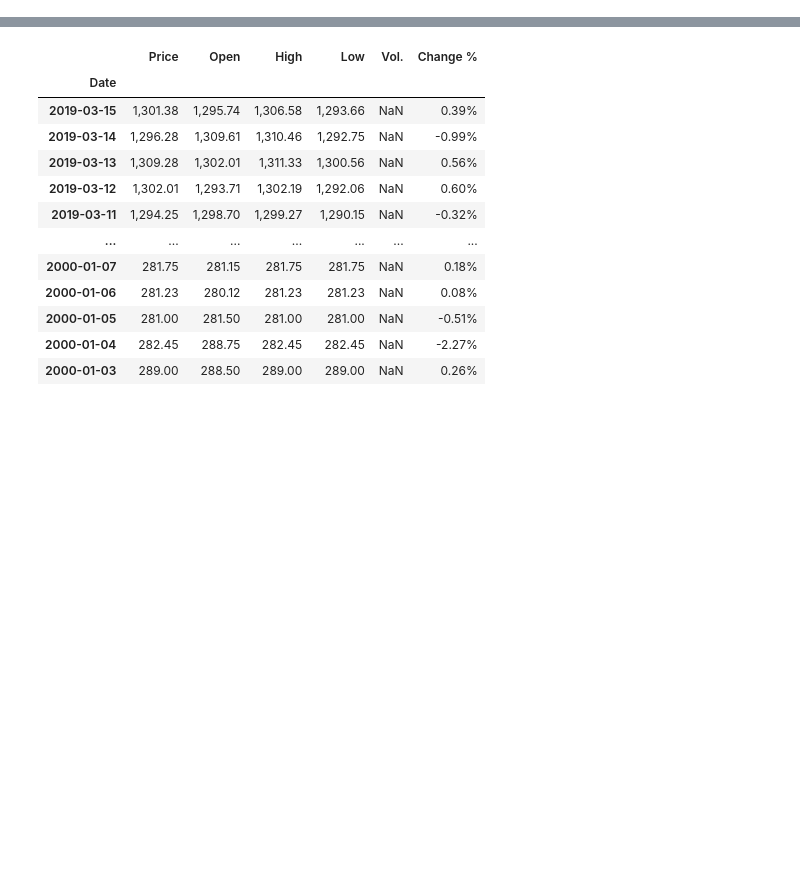
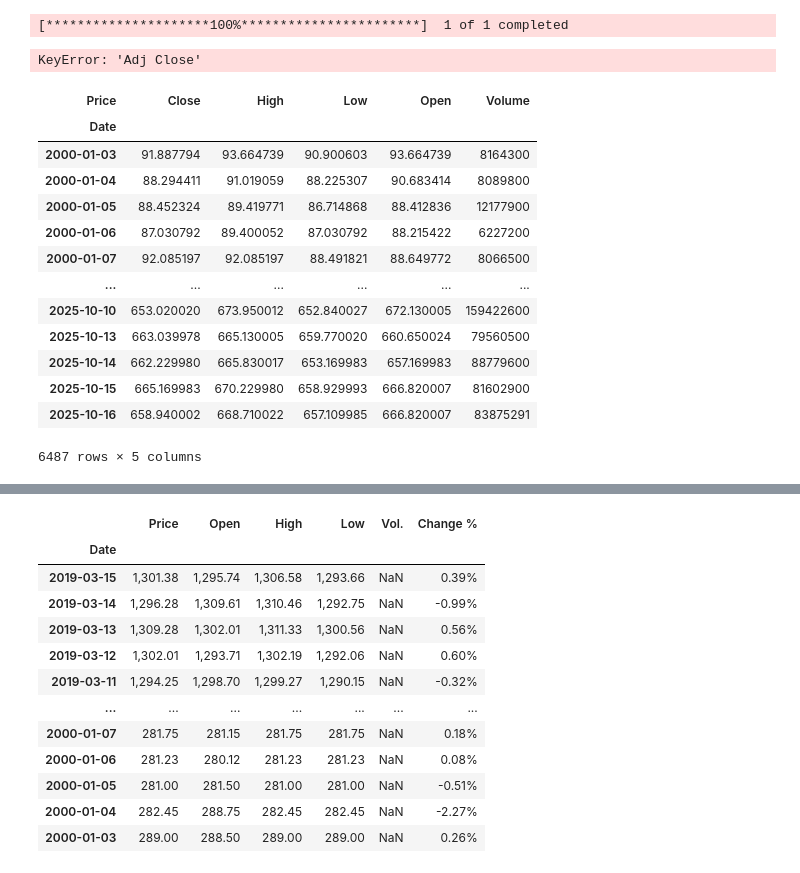
Before and after one commit to jeanlouvaleau/ML-for-trading-project, a Jupyter notebook: gold_prices.ipynb, the cells around one changed output, grey strips where cells are left out. Saved outputs shown, nothing was run; the diff lists cells and outputs as text; code cells hidden in the pictures; blank space fills up the shorter version.

```diff
--- a/gold_prices.ipynb
+++ b/gold_prices.ipynb
@@ -3,0 +23,26 @@ import numpy as np
+# %%
+import yfinance as yf
+spy = yf.download("SPY", start="2000-01-01")
+spy['Adj Close'].plot()
+# %% [output]
+[*********************100%***********************]  1 of 1 completed
+KeyError: 'Adj Close'
+# %%
+spy.columns = spy.columns.get_level_values(0)
+# %%
+spy
+# %% [output]
+| Price | Close | High | Low | Open | Volume |
+| Date |  |  |  |  |  |
+| 2000-01-03 | 91.887794 | 93.664739 | 90.900603 | 93.664739 | 8164300 |
+| 2000-01-04 | 88.294411 | 91.019059 | 88.225307 | 90.683414 | 8089800 |
+| 2000-01-05 | 88.452324 | 89.419771 | 86.714868 | 88.412836 | 12177900 |
+| 2000-01-06 | 87.030792 | 89.400052 | 87.030792 | 88.215422 | 6227200 |
+| 2000-01-07 | 92.085197 | 92.085197 | 88.491821 | 88.649772 | 8066500 |
+| ... | ... | ... | ... | ... | ... |
+| 2025-10-10 | 653.020020 | 673.950012 | 652.840027 | 672.130005 | 159422600 |
+| 2025-10-13 | 663.039978 | 665.130005 | 659.770020 | 660.650024 | 79560500 |
+| 2025-10-14 | 662.229980 | 665.830017 | 653.169983 | 657.169983 | 88779600 |
+| 2025-10-15 | 665.169983 | 670.229980 | 658.929993 | 666.820007 | 81602900 |
+| 2025-10-16 | 658.940002 | 668.710022 | 657.109985 | 666.820007 | 83875291 |
+6487 rows × 5 columns
```
Also changed, not shown: parts of 7 cells of this notebook, 1 other file.
